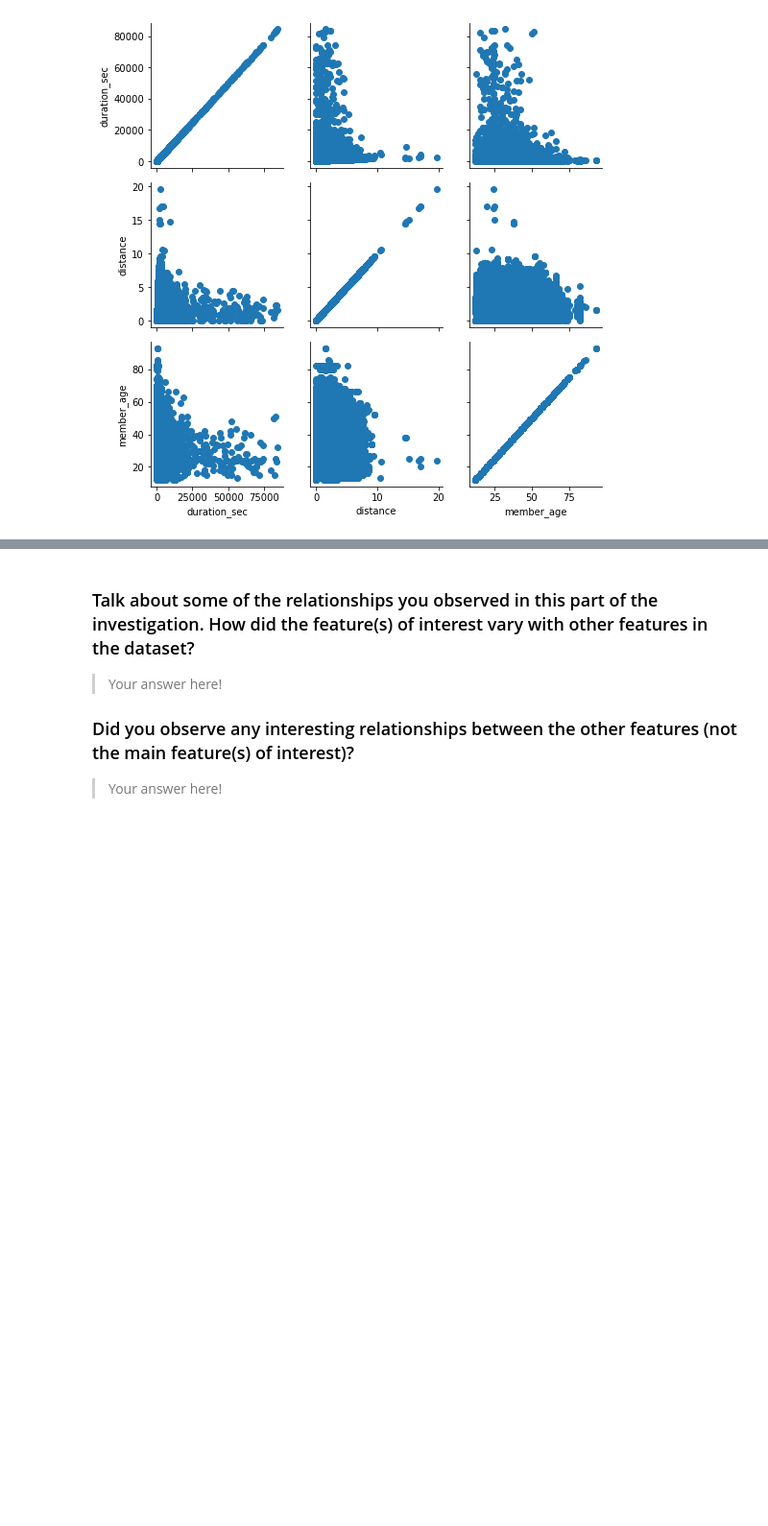
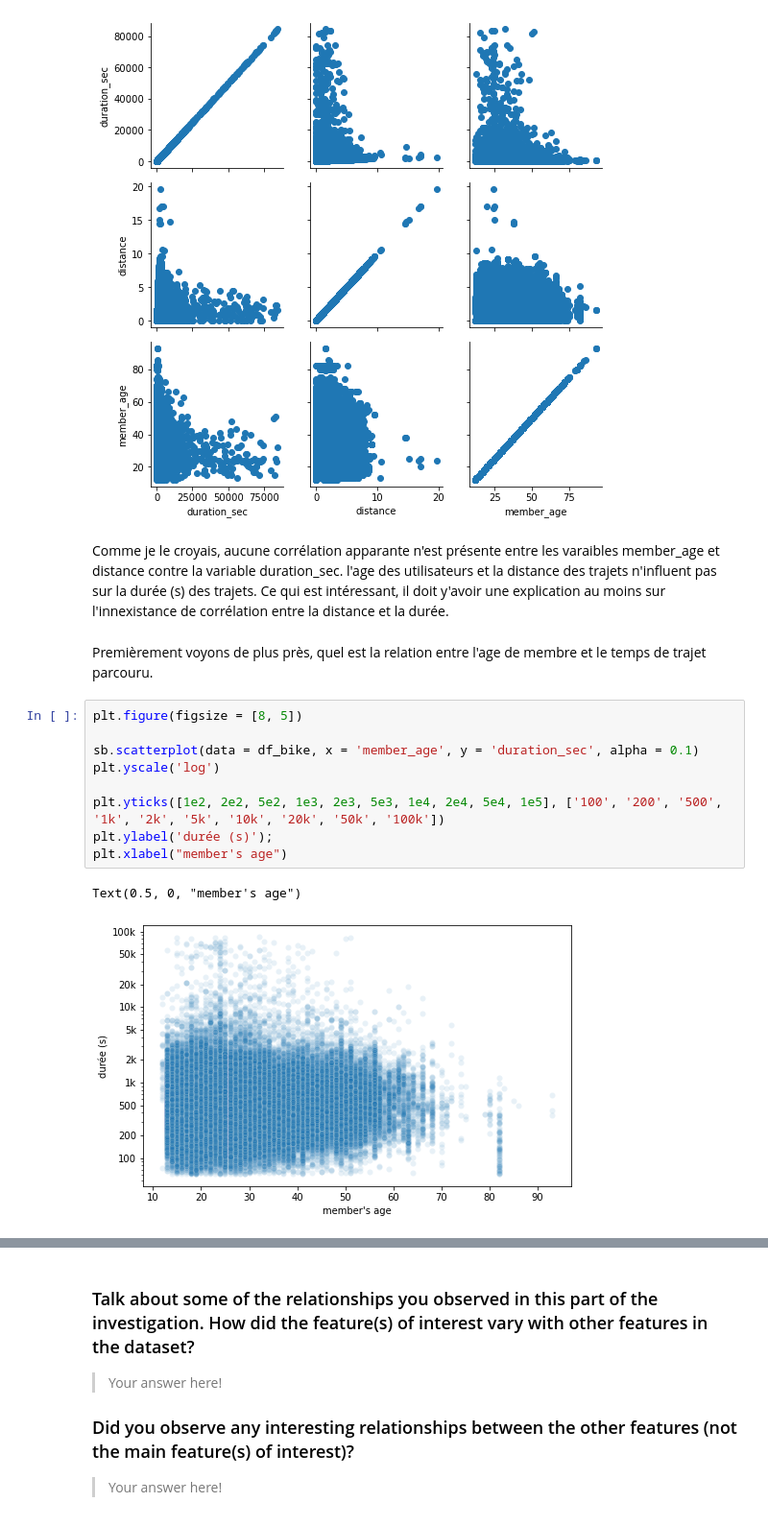
Before and after one commit to ibsom/system_ford_gobike, a Jupyter notebook: Part_I_exploration_FordGoBike.ipynb, the cells around one changed output, grey strips where cells are left out. Shown at 96% size. Saved outputs shown, nothing was run; the diff lists cells and outputs as text; blank space fills up the shorter version.

Commit message:
feat: Tracer bivarier, Relation member_age vs duration_sec
Utilisation de scatter plot de seaborn pour représenter la corrélation
entre les variables member_age et duration_sec

```diff
--- a/Part_I_exploration_FordGoBike.ipynb
+++ b/Part_I_exploration_FordGoBike.ipynb
@@ -415,3 +415,19 @@ g = sb.PairGrid(data = df_bike, vars = vars_num )
 g.map(plt.scatter);
 # %% [output]
 [figure]
+# %% [markdown]
+Comme je le croyais, aucune corrélation apparante n'est présente entre les varaibles member_age et distance contre la variable duration_sec. l'age des utilisateurs et la distance des trajets n'influent pas sur la durée (s) des trajets. Ce qui est intéressant, il doit y'avoir une explication au moins sur l'innexistance de corrélation entre la distance et la durée.
+# %% [markdown]
+Premièrement voyons de plus près, quel est la relation entre l'age de membre et le temps de trajet parcouru.
+# %%
+plt.figure(figsize = [8, 5])
+
+sb.scatterplot(data = df_bike, x = 'member_age', y = 'duration_sec', alpha = 0.1)
+plt.yscale('log')
+
+plt.yticks([1e2, 2e2, 5e2, 1e3, 2e3, 5e3, 1e4, 2e4, 5e4, 1e5], ['100', '200', '500', '1k', '2k', '5k', '10k', '20k', '50k', '100k'])
+plt.ylabel('durée (s)');
+plt.xlabel("member's age")
+# %% [output]
+Text(0.5, 0, "member's age")
+[figure, added]
```
Also changed, not shown: parts of 1 cell of this notebook.
